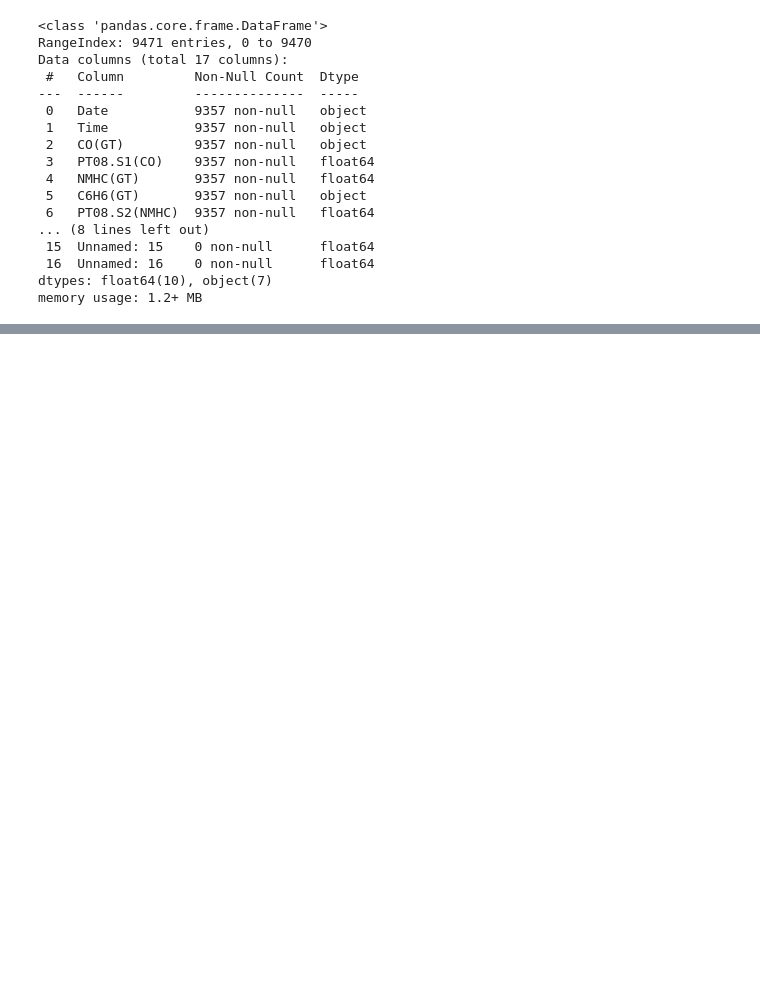
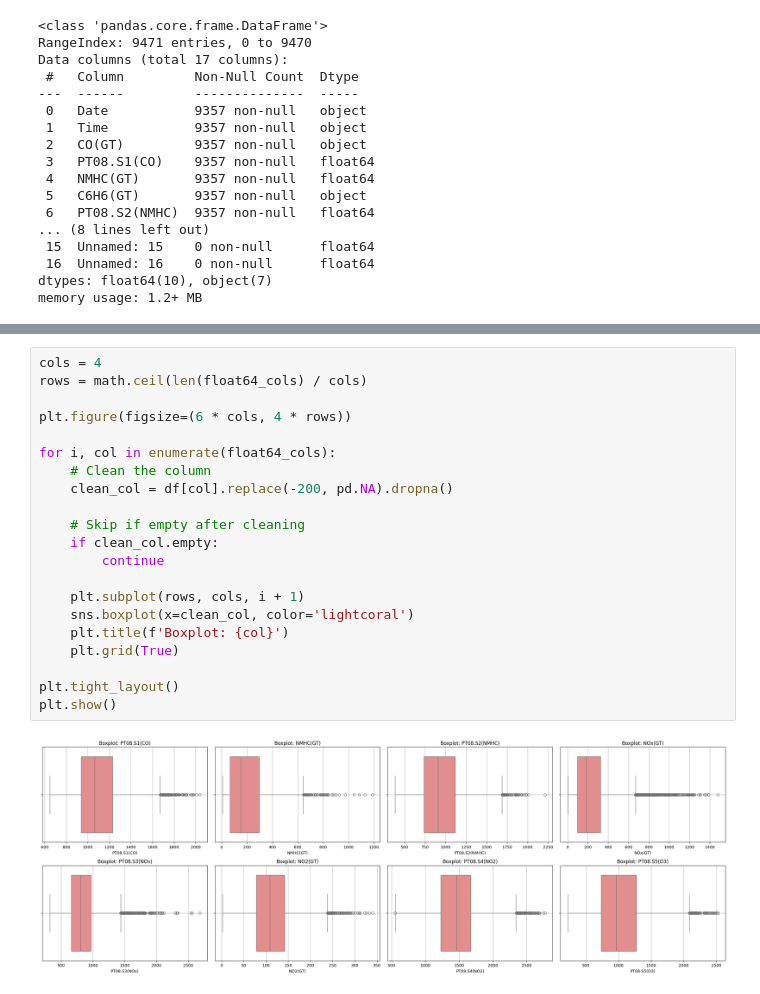
Before and after one commit to mbozinovic7625rn/onp-projekat2025, a Jupyter notebook: mihailo_bozinovic_7625_rn.ipynb, the cells around one changed output, grey strips where cells are left out. Drawn from its saved outputs; the diff is of its cells as text; blank space fills up the shorter version.

```diff
--- a/mihailo_bozinovic_7625_rn.ipynb
+++ b/mihailo_bozinovic_7625_rn.ipynb
@@ -93,0 +129,23 @@ memory usage: 1.2+ MB
+# %%
+cols = 4
+rows = math.ceil(len(float64_cols) / cols)
+
+plt.figure(figsize=(6 * cols, 4 * rows))
+
+for i, col in enumerate(float64_cols):
+    # Clean the column
+    clean_col = df[col].replace(-200, pd.NA).dropna()
+
+    # Skip if empty after cleaning
+    if clean_col.empty:
+        continue
+
+    plt.subplot(rows, cols, i + 1)
+    sns.boxplot(x=clean_col, color='lightcoral')
+    plt.title(f'Boxplot: {col}')
+    plt.grid(True)
+
+plt.tight_layout()
+plt.show()
+# %% [output]
+[figure, added]
```
Also changed, not shown: parts of 16 cells of this notebook, 2 other files.
